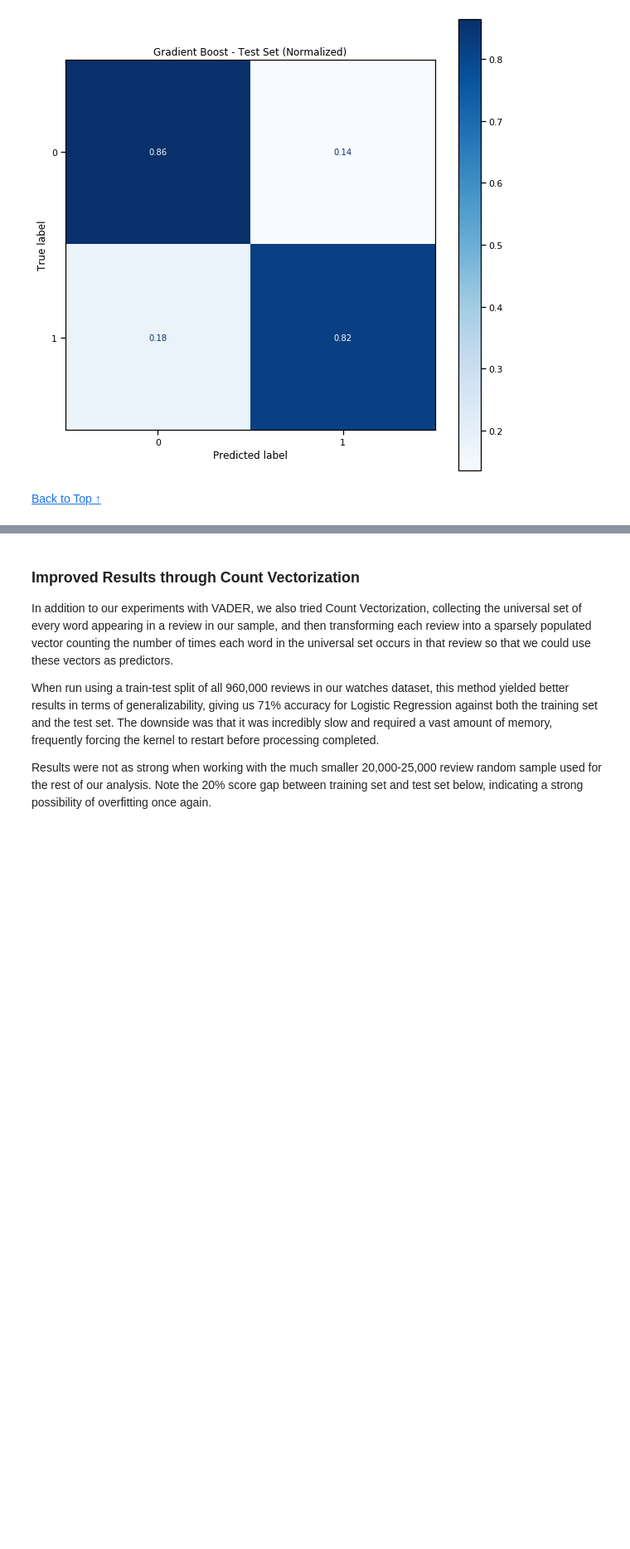
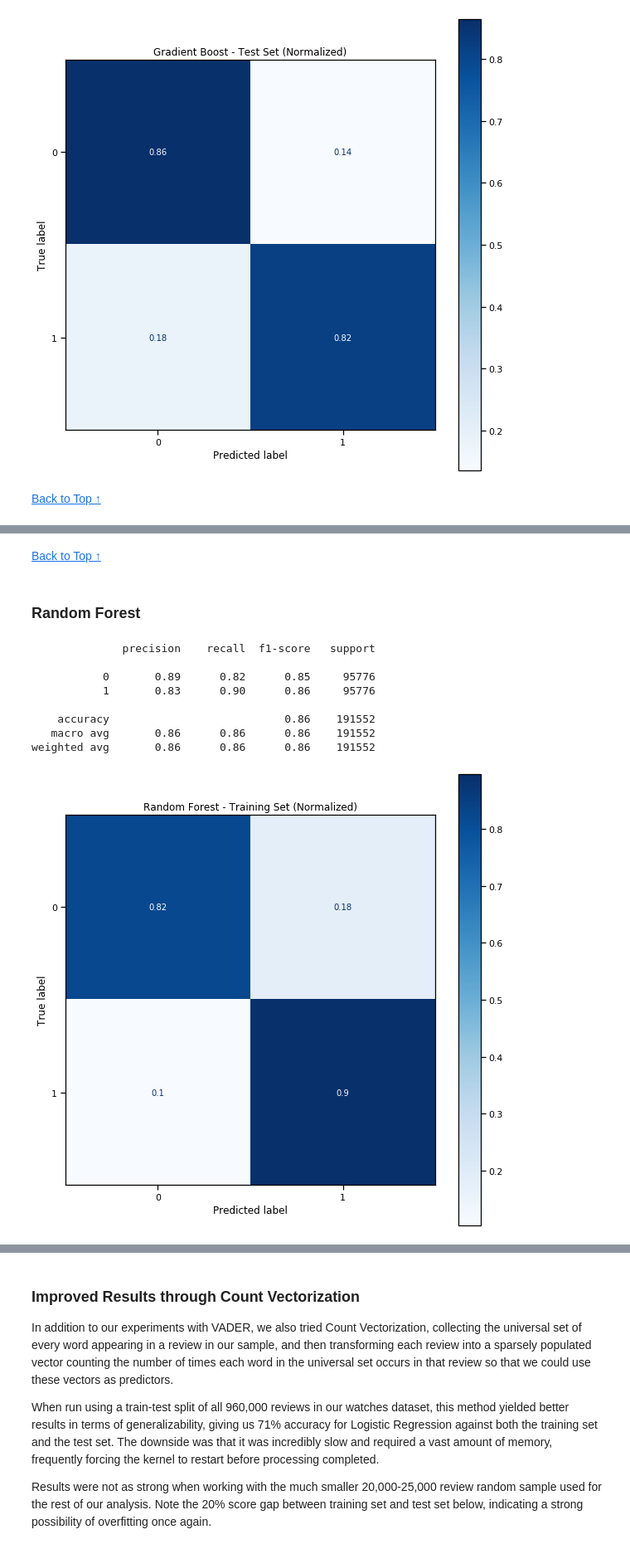
Before and after one commit to muoyo/amazon-nlp, a Jupyter notebook: notebooks/amazon.ipynb, the cells around one changed output, grey strips where cells are left out. Shown at 83% size. Drawn from its saved outputs; the diff is of its cells as text; code cells hidden in the pictures; blank space fills up the shorter version.

```diff
--- a/notebooks/amazon.ipynb
+++ b/notebooks/amazon.ipynb
@@ -903,0 +742,24 @@ weighted avg       0.89      0.82      0.84    220272
+# %% [markdown]
+
+
+[Back to Top ↑](#top)
+# %% [markdown]
+<a id='randomforest'></a>
+### Random Forest
+# %%
+clf_forest_spacy = RandomForestClassifier(n_estimators=100, max_depth = 15)
+clf_forest_spacy.fit(X_train_spacy, y_train_spacy)
+
+pred_forest_train_spacy = clf_forest_spacy.predict(X_train_spacy)
+print(classification_report(y_train_spacy, pred_forest_train_spacy))
+show_confusion_matrix(clf_forest_spacy, X_train_spacy, y_train_spacy, title='Random Forest - Training Set (Normalized)');
+# %% [output]
+              precision    recall  f1-score   support
+
+           0       0.89      0.82      0.85     95776
+           1       0.83      0.90      0.86     95776
+
+    accuracy                           0.86    191552
+   macro avg       0.86      0.86      0.86    191552
+weighted avg       0.86      0.86      0.86    191552
+[figure, added]
```
Also changed, not shown: parts of 79 cells of this notebook.
